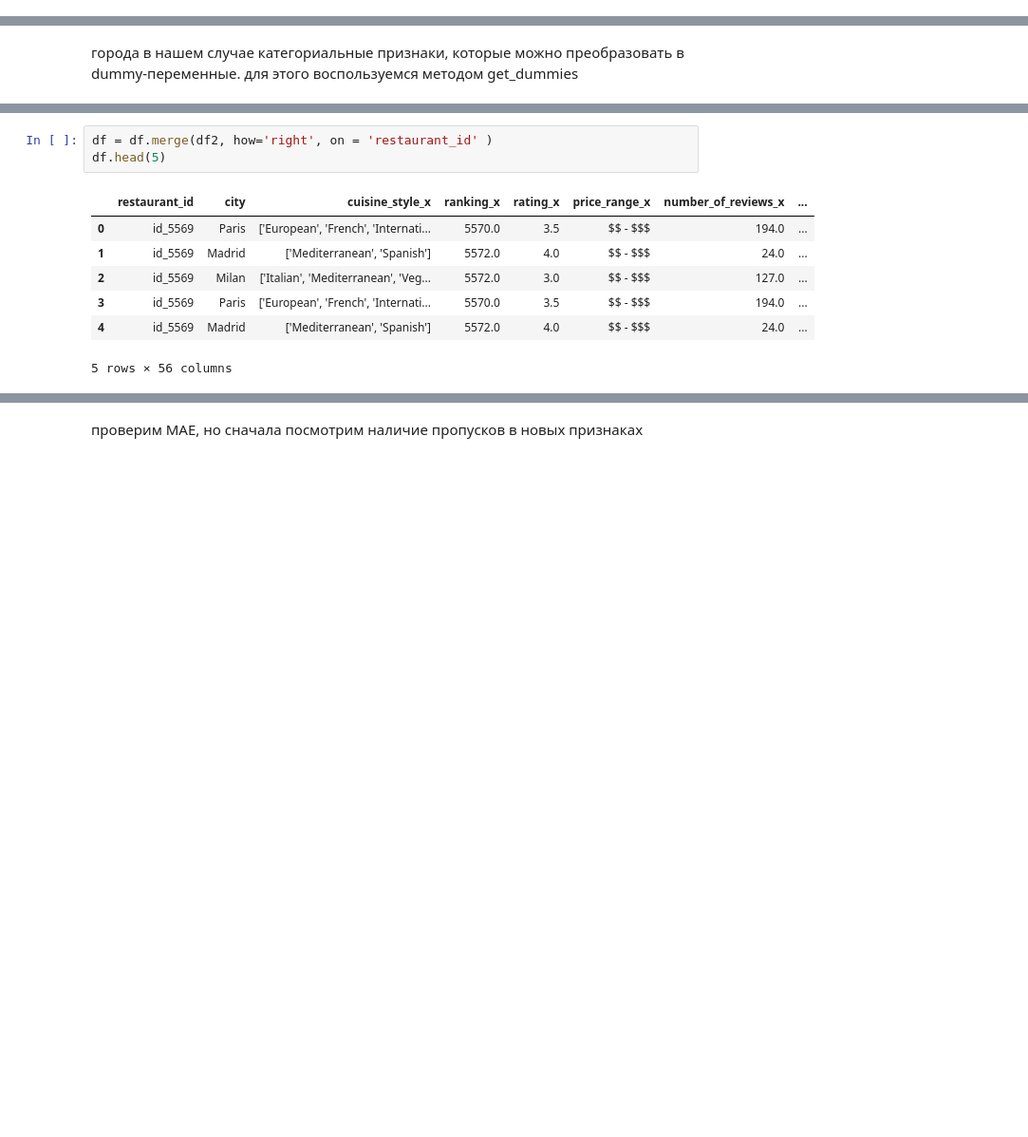
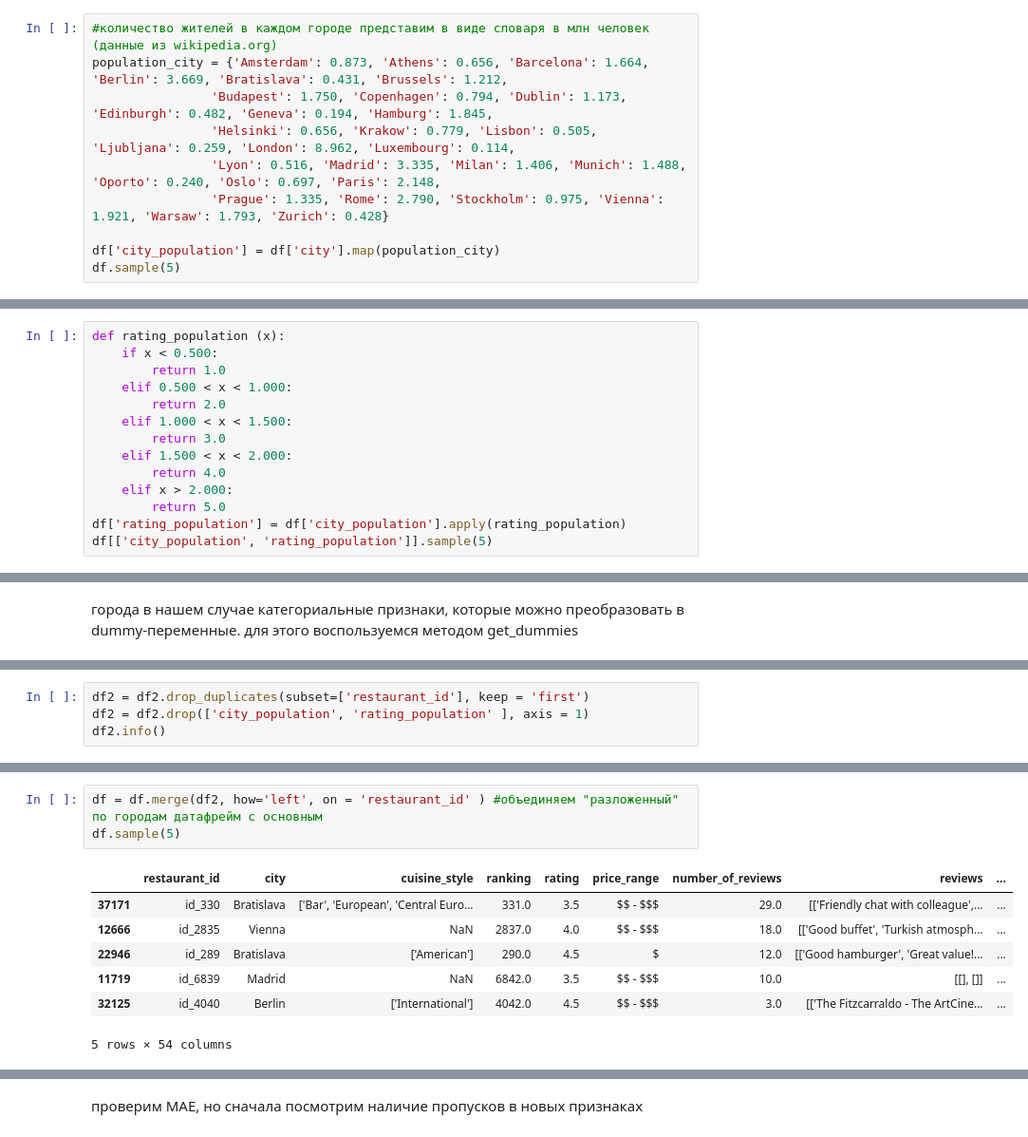
Before and after one commit to SelikhovaKate/skillfactory_rds, a Jupyter notebook: project03/project3.ipynb, the cells around one changed output, grey strips where cells are left out. Shown: that part at 95% size. Saved outputs shown, nothing was run; the diff lists cells and outputs as text; blank space fills up the shorter version.

```diff
--- a/project03/project3.ipynb
+++ b/project03/project3.ipynb
@@ -520,0 +484,10 @@ df['city'][df['chain_restaurant'] == 1].hist(bins = 30, figsize=(30,20))
+# %%
+#количество жителей в каждом городе представим в виде словаря в млн человек (данные из wikipedia.org)
+population_city = {'Amsterdam': 0.873, 'Athens': 0.656, 'Barcelona': 1.664, 'Berlin': 3.669, 'Bratislava': 0.431, 'Brussels': 1.212,
+                'Budapest': 1.750, 'Copenhagen': 0.794, 'Dublin': 1.173, 'Edinburgh': 0.482, 'Geneva': 0.194, 'Hamburg': 1.845,
+                'Helsinki': 0.656, 'Krakow': 0.779, 'Lisbon': 0.505, 'Ljubljana': 0.259, 'London': 8.962, 'Luxembourg': 0.114,
+                'Lyon': 0.516, 'Madrid': 3.335, 'Milan': 1.406, 'Munich': 1.488, 'Oporto': 0.240, 'Oslo': 0.697, 'Paris': 2.148,
+                'Prague': 1.335, 'Rome': 2.790, 'Stockholm': 0.975, 'Vienna': 1.921, 'Warsaw': 1.793, 'Zurich': 0.428}
+
+df['city_population'] = df['city'].map(population_city)
+df.sample(5)
@@ -520,0 +513,14 @@ df['city'][df['chain_restaurant'] == 1].hist(bins = 30, figsize=(30,20))
+# %%
+def rating_population (x):
+    if x < 0.500:
+        return 1.0
+    elif 0.500 < x < 1.000:
+        return 2.0
+    elif 1.000 < x < 1.500:
+        return 3.0
+    elif 1.500 < x < 2.000:
+        return 4.0
+    elif x > 2.000:
+        return 5.0
+df['rating_population'] = df['city_population'].apply(rating_population)
+df[['city_population', 'rating_population']].sample(5)
@@ -540,0 +556,4 @@ df2
+# %%
+df2 = df2.drop_duplicates(subset=['restaurant_id'], keep = 'first')
+df2 = df2.drop(['city_population', 'rating_population' ], axis = 1)
+df2.info()
@@ -541,11 +578,11 @@ df2
 # %%
-df = df.merge(df2, how='right', on = 'restaurant_id' )
-df.head(5)
+df = df.merge(df2, how='left', on = 'restaurant_id' ) #объединяем "разложенный" по городам датафрейм с основным
+df.sample(5)
 # %% [output]
-|  | restaurant_id | city | cuisine_style_x | ranking_x | rating_x | price_range_x | number_of_reviews_x | ... |
-| 0 | id_5569 | Paris | ['European', 'French', 'Internati... | 5570.0 | 3.5 | $$ - $$$ | 194.0 | ... |
-| 1 | id_5569 | Madrid | ['Mediterranean', 'Spanish'] | 5572.0 | 4.0 | $$ - $$$ | 24.0 | ... |
-| 2 | id_5569 | Milan | ['Italian', 'Mediterranean', 'Veg... | 5572.0 | 3.0 | $$ - $$$ | 127.0 | ... |
-| 3 | id_5569 | Paris | ['European', 'French', 'Internati... | 5570.0 | 3.5 | $$ - $$$ | 194.0 | ... |
-| 4 | id_5569 | Madrid | ['Mediterranean', 'Spanish'] | 5572.0 | 4.0 | $$ - $$$ | 24.0 | ... |
+|  | restaurant_id | city | cuisine_style | ranking | rating | price_range | number_of_reviews | reviews | ... |
+| 37171 | id_330 | Bratislava | ['Bar', 'European', 'Central Euro... | 331.0 | 3.5 | $$ - $$$ | 29.0 | [['Friendly chat with colleague',... | ... |
+| 12666 | id_2835 | Vienna | NaN | 2837.0 | 4.0 | $$ - $$$ | 18.0 | [['Good buffet', 'Turkish atmosph... | ... |
+| 22946 | id_289 | Bratislava | ['American'] | 290.0 | 4.5 | $ | 12.0 | [['Good hamburger', 'Great value!... | ... |
+| 11719 | id_6839 | Madrid | NaN | 6842.0 | 3.5 | $$ - $$$ | 10.0 | [[], []] | ... |
+| 32125 | id_4040 | Berlin | ['International'] | 4042.0 | 4.5 | $$ - $$$ | 3.0 | [['The Fitzcarraldo - The ArtCine... | ... |
-5 rows × 56 columns
+5 rows × 54 columns
```
Also changed, not shown: parts of 39 cells of this notebook.
